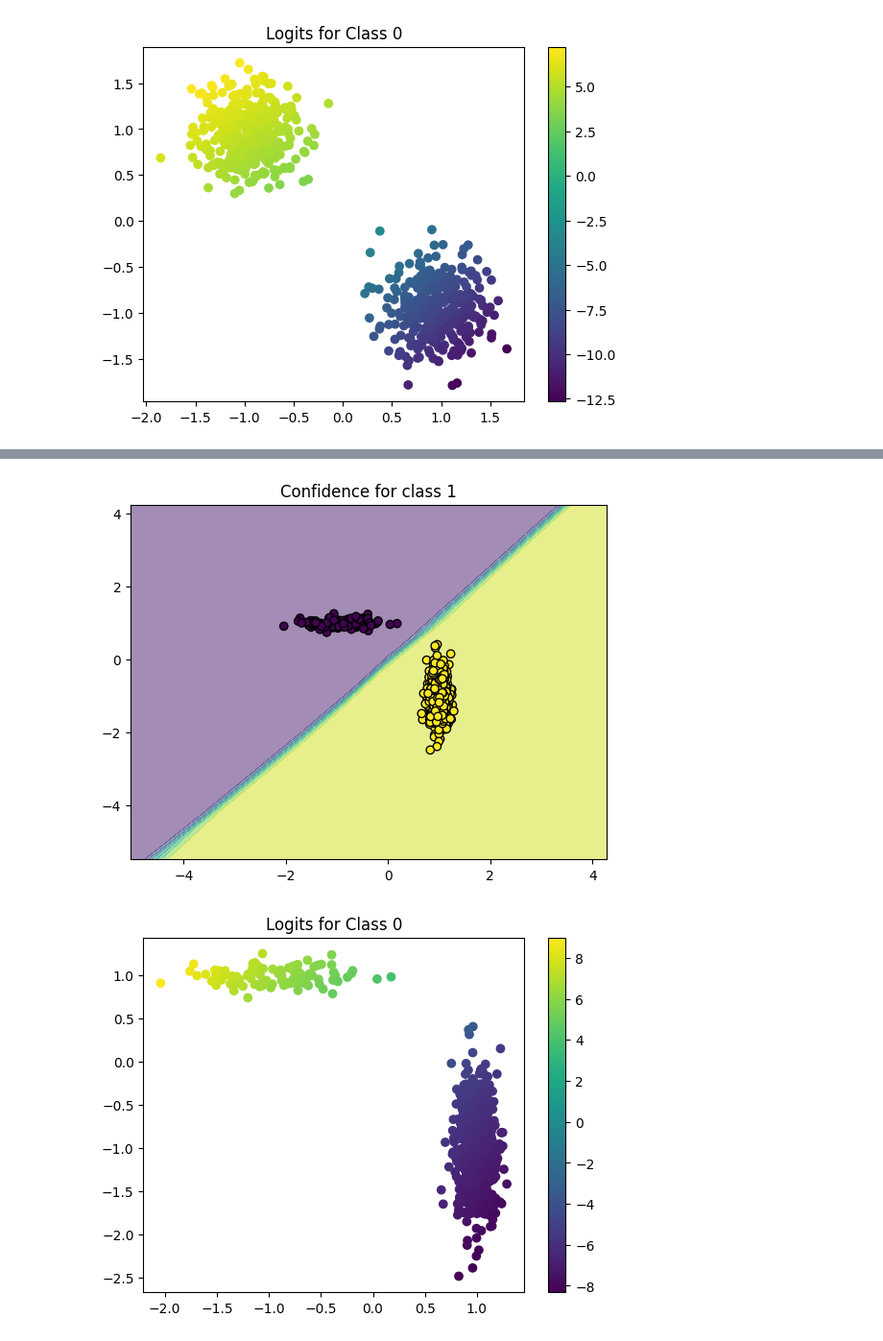
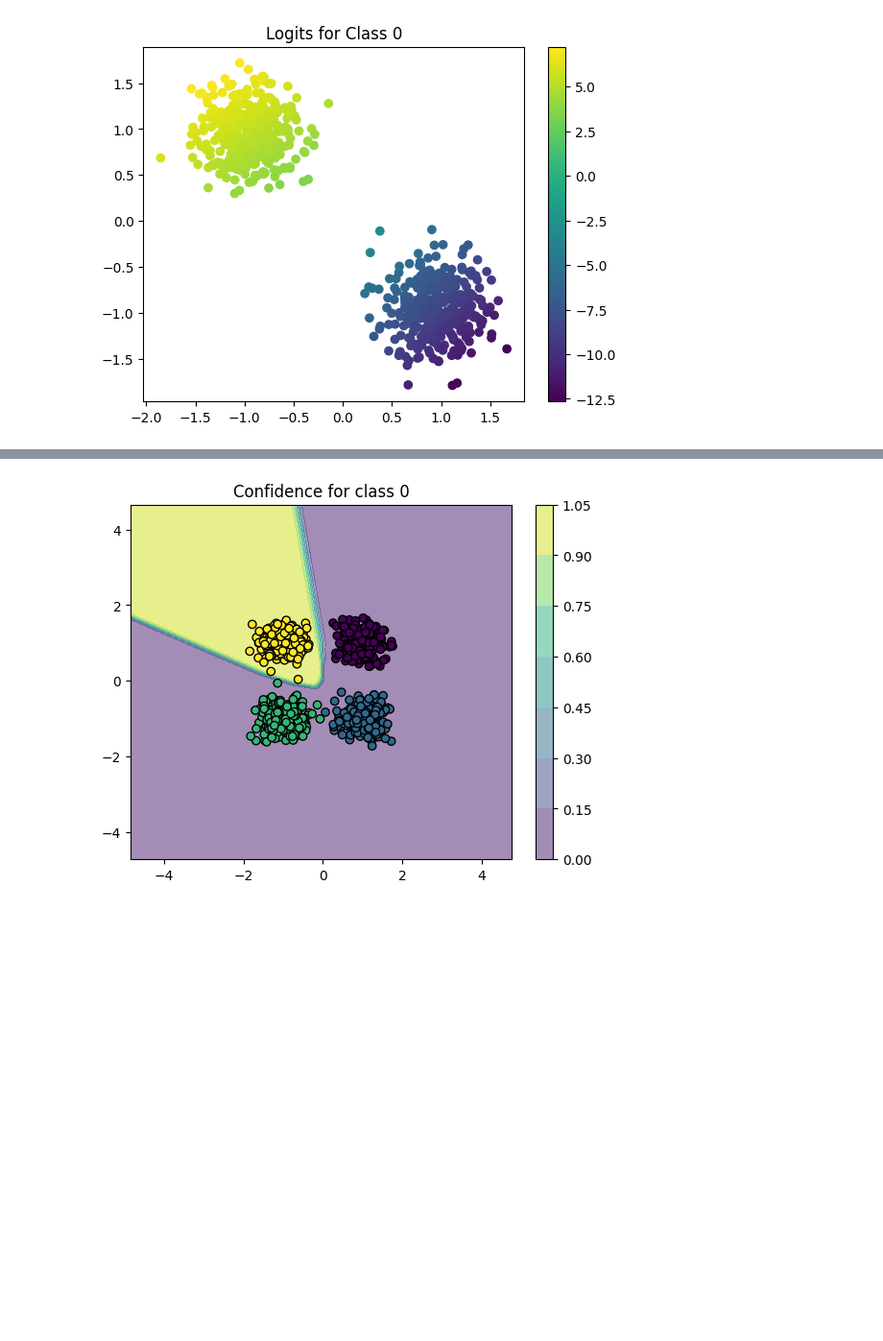
Before and after one commit to CristianManta/classifier-recovery, a Jupyter notebook: gmm-classifier.ipynb, the cells around one changed output, grey strips where cells are left out. Shown: that part at 96% size. Drawn from its saved outputs; the diff is of its cells as text; code cells hidden in the pictures; blank space fills up the shorter version.

```diff
--- a/gmm-classifier.ipynb
+++ b/gmm-classifier.ipynb
@@ -179,22 +179,28 @@ from sklearn.mixture import GaussianMixture
 # Dataset
 # X, y = make_blobs(n_samples=1000, centers=2, random_state=42)
 
-gmm = GaussianMixture(n_components=2, covariance_type='full')
-gmm.means_ = np.array([[-1, 1], [1, -1]])
-gmm.covariances_ = np.array([[[0.2, 0], [0, 0.01]], [[0.01,0], [0,0.2]]])
-gmm.weights_ = np.array([0.1, 0.9])
+device = torch.device('cuda' if torch.cuda.is_available() else 'cpu')
+# device = torch.device('cpu')
+
+gmm = GaussianMixture(n_components=4, covariance_type='full')
+gmm.means_ = np.array([[-1, 1], [1, 1], [1, -1], [-1, -1]])
+gmm.covariances_ = 0.4*np.array([[[0.2, 0], [0, 0.2]],
+                             [[0.2,0], [0,0.2]],
+                             [[0.2,0], [0,0.2]],
+                             [[0.2,0], [0,0.2]]])
+gmm.weights_ = np.array([1/4, 1/4, 1/4, 1/4])
 
 # X_train, X_test, y_train, y_test = train_test_split(X, y, test_size=0.3, random_state=42)
-X_train, y_train = gmm.sample(700)
+X_train, y_train = gmm.sample(1000)
 
 # scaler = StandardScaler()
 # X_train = scaler.fit_transform(X_train)
 # X_test = scaler.transform(X_test)
 
-X_train = torch.FloatTensor(X_train)
-y_train = torch.LongTensor(y_train)
-X_test = torch.FloatTensor(X_test)
-y_test = torch.LongTensor(y_test)
+X_train = torch.FloatTensor(X_train).to(device)
+y_train = torch.LongTensor(y_train).to(device)
+# X_test = torch.FloatTensor(X_test)
+# y_test = torch.LongTensor(y_test)
 
 # Our Model
 class MLP(nn.Module):
@@ -207,20 +213,20 @@ class MLP(nn.Module):
             nn.LeakyReLU(),
             nn.Linear(10, 10),
             nn.LeakyReLU(),
-            nn.Linear(10, 2),
+            nn.Linear(10, 4),
         )
 
     def forward(self, x):
         return self.layers(x)
 
-model = MLP()
+model = MLP().to(device)
 criterion = nn.CrossEntropyLoss()
 optimizer = optim.Adam(model.parameters(), lr=0.01)
 
 # Training
 epochs = 500
+model.train()
 for epoch in range(epochs):
-    model.train()
     optimizer.zero_grad()
     outputs = model(X_train)
     loss = criterion(outputs, y_train)
@@ -229,6 +235,8 @@ for epoch in range(epochs):
 
     if epoch % 100 == 0:
         print(f'Epoch {epoch+1}/{epochs}, Loss: {loss.item():.4f}')
+torch.save(model.state_dict(), 'GMMMLP-weights-isotropic-4-components.pth')
+
 
 # Model Evaluation
 model.eval()
@@ -262,7 +270,7 @@ def plot_decision_boundary(model, X, y):
 def plot_confidence_prob(model, X, y):
     """Plots confidence score
     """
-    cls = 1
+    cls = 0
     band = 3
 
     x_min, x_max = X[:, 0].min() - band, X[:, 0].max() + band
@@ -270,31 +278,32 @@ def plot_confidence_prob(model, X, y):
     xx, yy = np.meshgrid(np.arange(x_min, x_max, 0.01),
                          np.arange(y_min, y_max, 0.01))
 
-    grid = torch.FloatTensor(np.c_[xx.ravel(), yy.ravel()])
+    grid = torch.FloatTensor(np.c_[xx.ravel(), yy.ravel()]).to(device)
     with torch.no_grad():
         logits = model(grid)
         probs = nn.functional.softmax(logits, dim=1)
         Z = probs[:, cls]
         Z = Z.reshape(xx.shape)
 
-    plt.contourf(xx, yy, Z.numpy(), alpha=0.5)
-    plt.scatter(X[:, 0], X[:, 1], c=y, edgecolors='k')
+    plt.contourf(xx, yy, Z.cpu().numpy(), alpha=0.5)
+    plt.colorbar()
+    plt.scatter(X[:, 0], X[:, 1], c=(y + 3) % 4, edgecolors='k')
     plt.title(f"Confidence for class {cls}")
     plt.show()
 
 
 
 # Converting for plotting
-X_train_np = X_train.numpy()
-y_train_np = y_train.numpy()
+X_train_np = X_train.cpu().numpy()
+y_train_np = y_train.cpu().numpy()
 
 # Visualize DB
 # plot_decision_boundary(model, X_train_np, y_train_np)
 plot_confidence_prob(model, X_train_np, y_train_np)
 
 # Plot logits for class 0
-plt.scatter(X_train_np[:, 0], X_train_np[:, 1], c=logits[:, 0].numpy(), cmap='viridis')
-plt.colorbar()
-plt.title("Logits for Class 0")
-plt.show()
+# plt.scatter(X_train_np[:, 0], X_train_np[:, 1], c=logits[:, 0].cpu().numpy(), cmap='viridis')
+# plt.colorbar()
+# plt.title("Logits for Class 0")
+# plt.show()
 # %% [output]
@@ -306,3 +315,2 @@ Epoch 401/500, Loss: 0.0000
 Training Accuracy: 100.00%
-[figure, old version]
+[figure, new version]
-[figure, removed]
```
Also changed, not shown: parts of 1 cell of this notebook, 4 other files.
